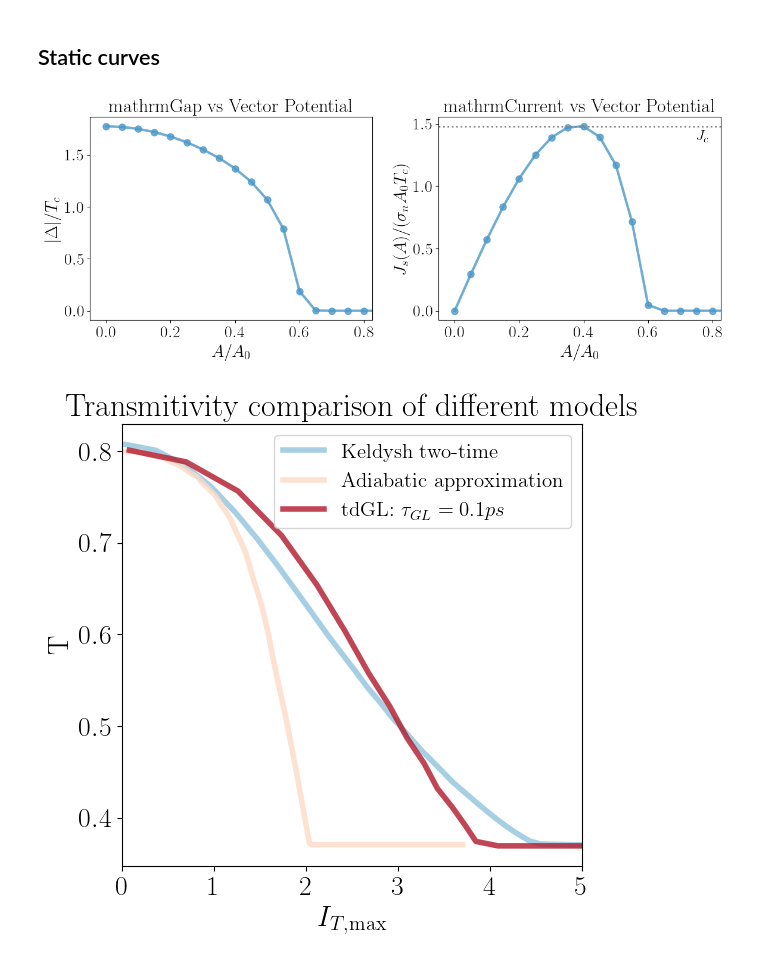
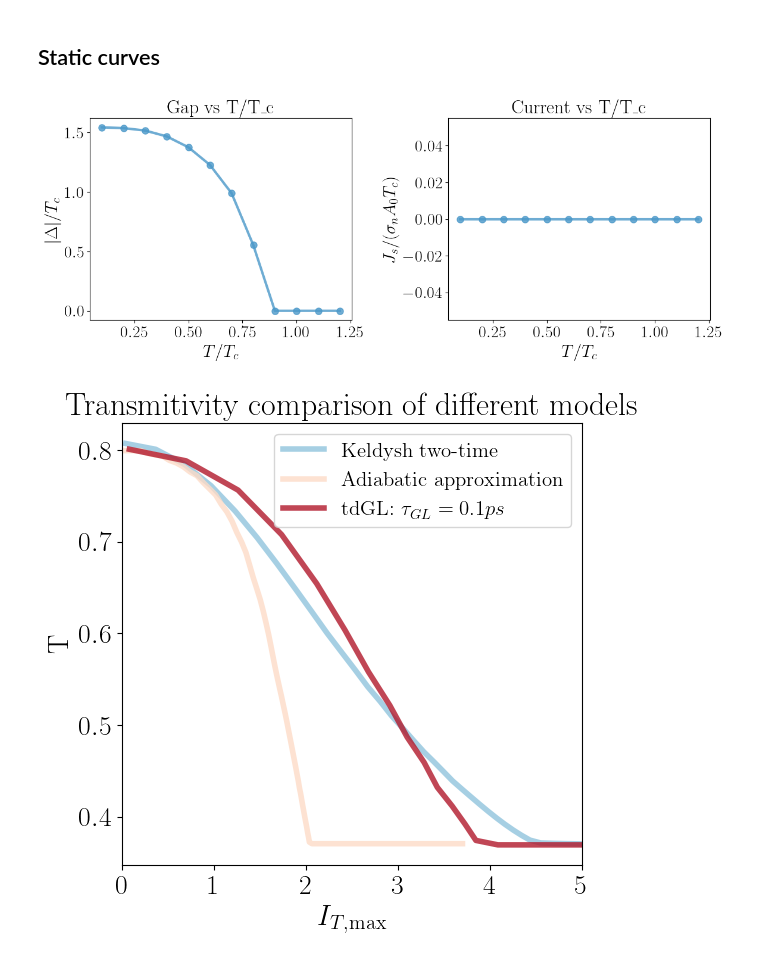
Before and after one commit to j-curtis/psBQP, a Jupyter notebook: Jupyter_notebooks/visualize_results.ipynb, the cells around one changed output. Drawn from its saved outputs; the diff is of its cells as text; code cells hidden in the pictures.

```diff
--- a/Jupyter_notebooks/visualize_results.ipynb
+++ b/Jupyter_notebooks/visualize_results.ipynb
@@ -158,9 +158,9 @@ _ = plot_two_time_greens_function(timestamp='1782219990', directory_job_index= 0
 # %% [markdown]
 ## Static curves
 # %%
-_ = plot_static_observables(timestamp='1784534890', parameter='field_params:amplitude', colormap='Blues', save_plot=True)
+_ = plot_static_observables(timestamp='1791729038', parameter='temperature', colormap='Blues', save_plot=True)
 # %% [output]
-[figure, old version]
+[figure, new version]
 # %%
 # Load Keldysh simulation data (reference)
 timestamp_keldysh = '1783851535'
```
Also changed, not shown: parts of 2 cells of this notebook, 22 other files.
